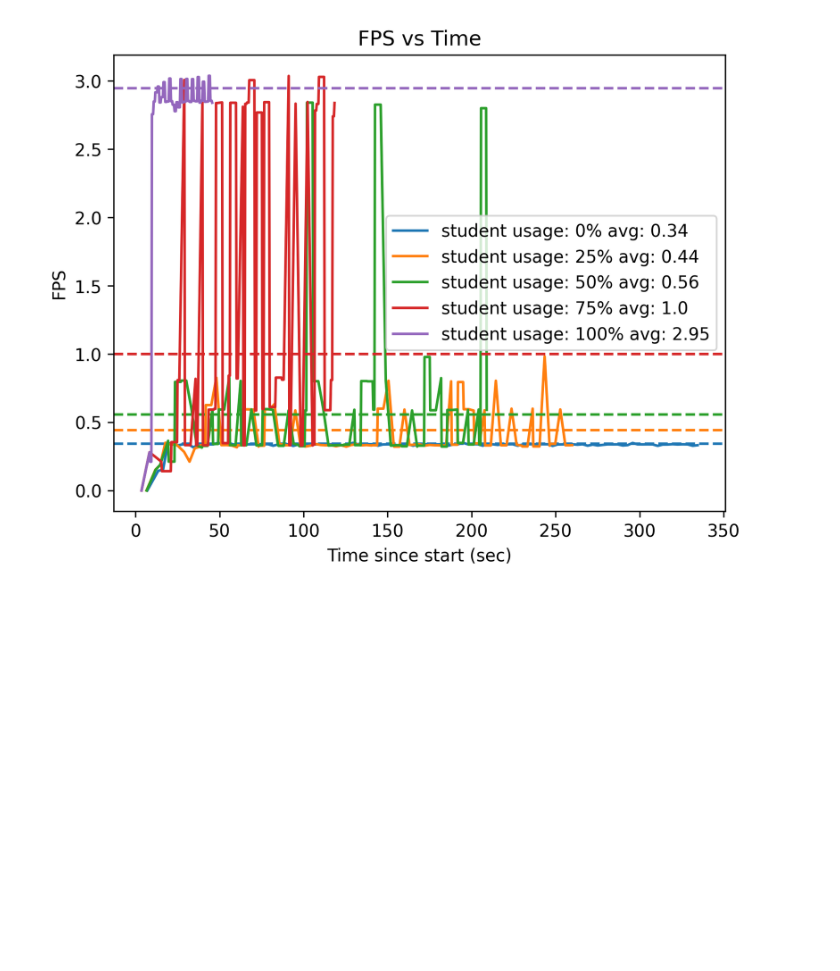
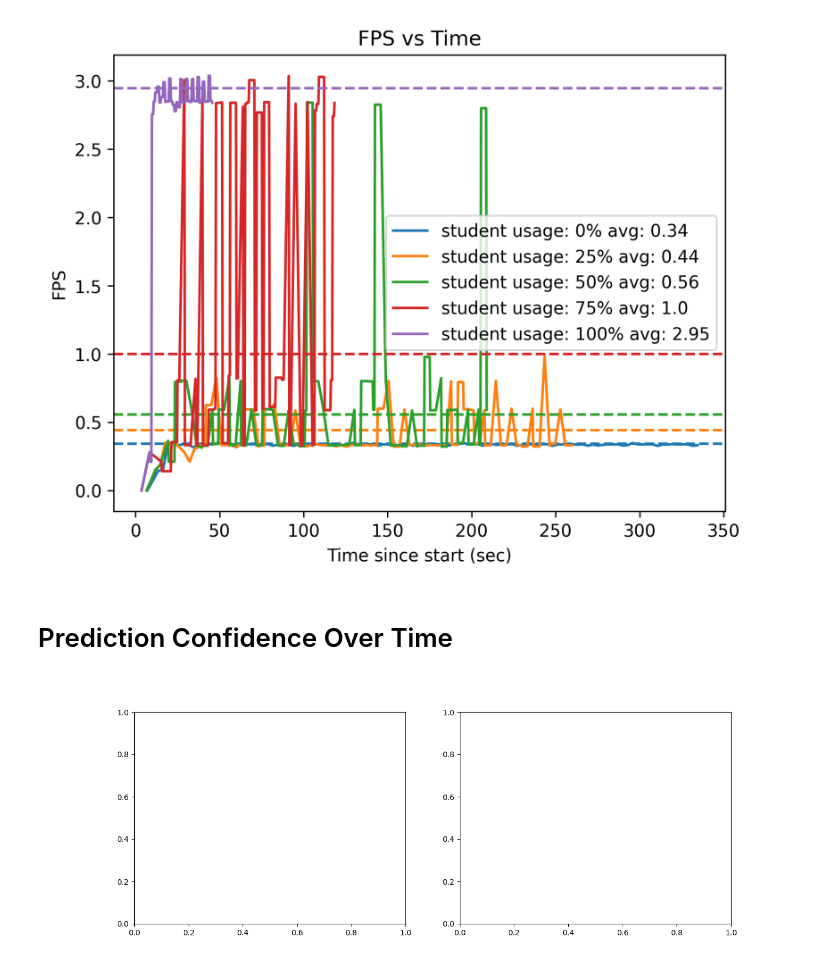
Before and after one commit to Geffen-Cooper/conformal, a Jupyter notebook: video_analysis.ipynb, the cells around one changed output. Drawn from its saved outputs; the diff is of its cells as text; code cells hidden in the pictures; blank space fills up the shorter version.

Commit message:
viz conf over time

```diff
--- a/video_analysis.ipynb
+++ b/video_analysis.ipynb
@@ -121,3 +122,5 @@ plt.ylabel("FPS")
 # %% [output]
 Text(0, 0.5, 'FPS')
 [figure]
+# %% [markdown]
+# Prediction Confidence Over Time
@@ -123,0 +132,48 @@ Text(0, 0.5, 'FPS')
+# %%
+root_dir = "../data/imagenet_vid_ytbb_robust/imagenet-vid-robust/val/"
+vid_dirs = os.listdir(root_dir)
+
+preds = []
+dir_idx = 1
+track_dict = {}
+img_list = os.listdir(os.path.join(root_dir,vid_dirs[dir_idx]))
+
+images = []
+for i,img in enumerate(img_list):
+    # get a prediction for the current frame
+    with torch.no_grad():
+        image = Image.open(os.path.join(root_dir,vid_dirs[dir_idx],img))
+        images.append(image)
+        frame = transforms.ToTensor()(image).to('cuda')
+        pred = teacher(test_tf(frame).unsqueeze(0)).cpu().view(-1)
+    # get the top five for the first frame
+    if i == 0:
+        vals,idxs = torch.topk(pred,5)
+        for j,idx in enumerate(idxs):
+            track_dict[idx.item()] = np.zeros(len(img_list))
+            track_dict[idx.item()][i] = vals[j]
+    # track confidences for these over time
+    else:
+        for j,idx in enumerate(track_dict.keys()):
+            track_dict[idx][i] = pred[idx]
+
+
+fig, ax = plt.subplots(nrows=1,ncols=2,figsize=(14,5))
+def animate(i):
+    ax[0].clear()
+    ax[1].clear()
+    for k in track_dict.keys():
+        ax[0].plot(np.arange(i+1),track_dict[k][:i+1],label=get_label(k))
+        ax[0].set_xticks(np.arange(len(track_dict[k])))
+    ax[0].set_xlim([0,20])
+    # ax[0].set_ylim([0,1])
+    ax[0].scatter(i,1)
+    ax[1].imshow(images[i])
+    ax[0].legend()
+
+# run the animation
+ani = FuncAnimation(fig, animate, frames=len(images), interval=200, repeat=False)
+
+plt.show()
+# %% [output]
+[figure, added]
```
Also changed, not shown: parts of 3 cells of this notebook, 1 other file.
